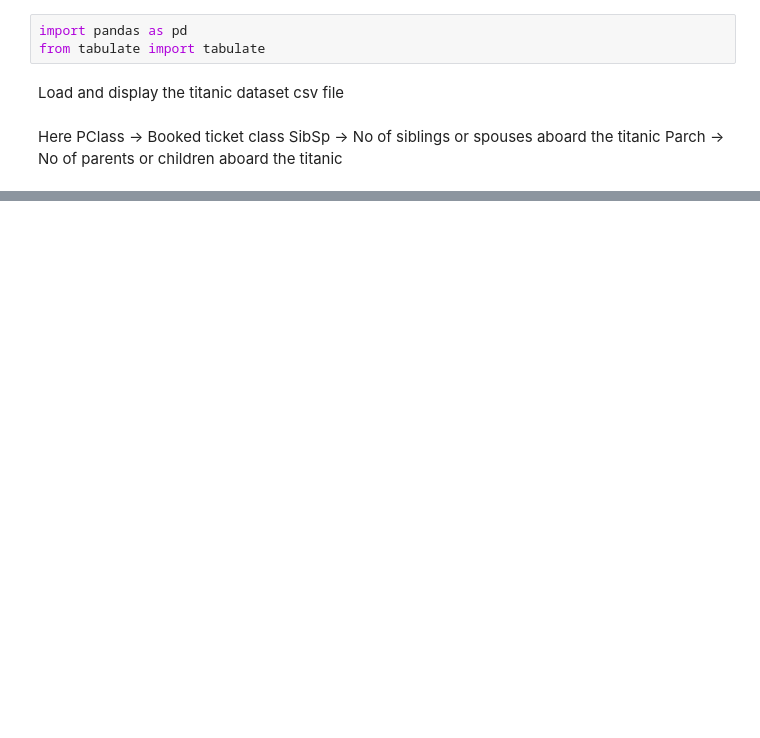
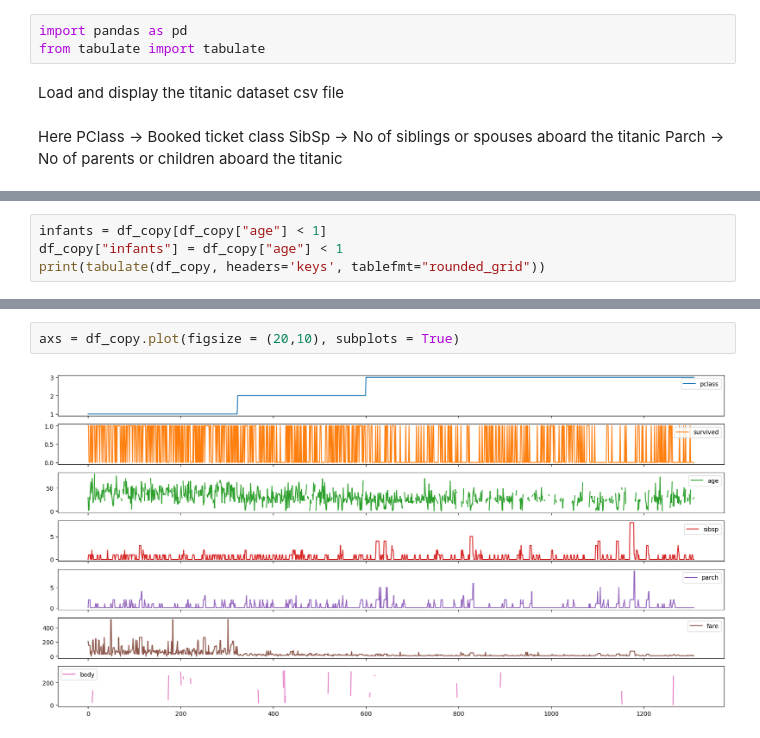
Before and after one commit to Hr15h1/AI_semII, a Jupyter notebook: lmis_I.ipynb, the cells around one changed output, grey strips where cells are left out. Saved outputs shown, nothing was run; the diff lists cells and outputs as text; blank space fills up the shorter version.

```diff
--- a/lmis_I.ipynb
+++ b/lmis_I.ipynb
@@ -55,0 +35,4 @@ print(tabulate(nan_rows, headers='keys', tablefmt="rounded_grid"))
+# %%
+infants = df_copy[df_copy["age"] < 1]
+df_copy["infants"] = df_copy["age"] < 1
+print(tabulate(df_copy, headers='keys', tablefmt="rounded_grid"))
@@ -55,0 +57,4 @@ print(tabulate(nan_rows, headers='keys', tablefmt="rounded_grid"))
+# %%
+axs = df_copy.plot(figsize = (20,10), subplots = True)
+# %% [output]
+[figure, added]
```
Also changed, not shown: parts of 4 cells of this notebook.
